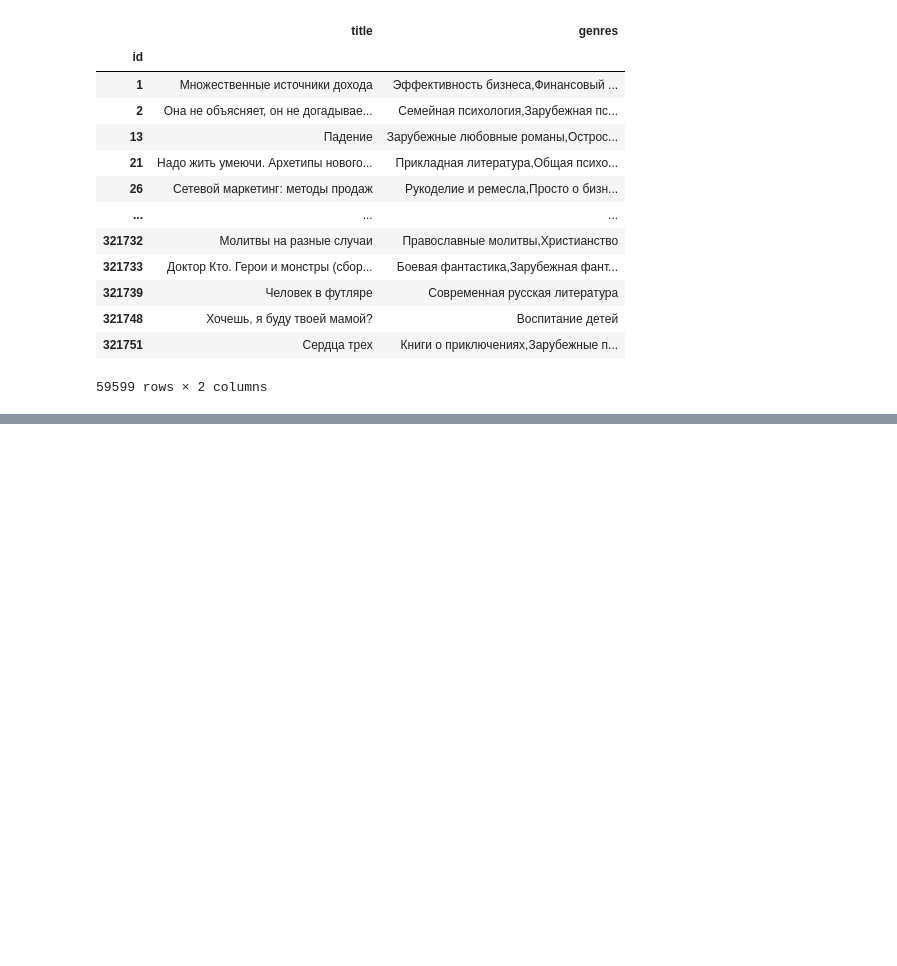
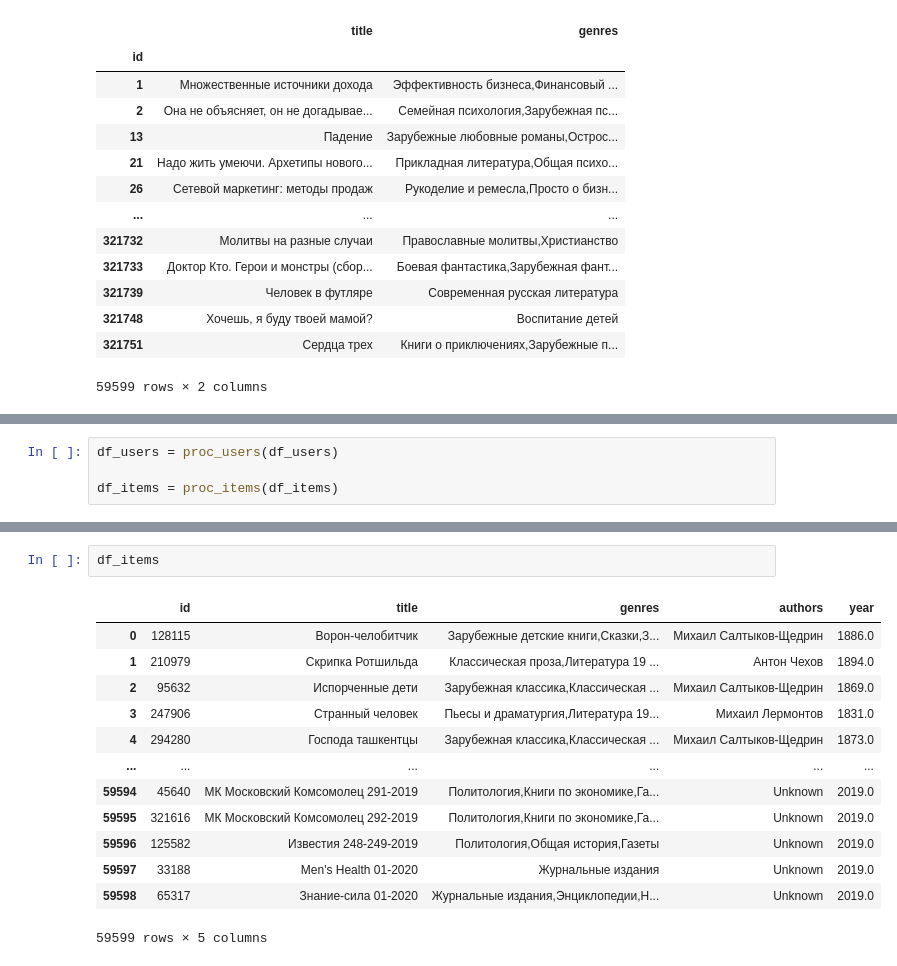
Before and after one commit to torchme/mfdp, a Jupyter notebook: research/Untitled.ipynb, the cells around one changed output, grey strips where cells are left out. Saved outputs shown, nothing was run; the diff lists cells and outputs as text; blank space fills up the shorter version.

```diff
--- a/research/Untitled.ipynb
+++ b/research/Untitled.ipynb
@@ -173,0 +269,4 @@ items_name
+# %%
+df_users = proc_users(df_users)
+
+df_items = proc_items(df_items)
@@ -173,0 +445,16 @@ items_name
+# %%
+df_items
+# %% [output]
+|  | id | title | genres | authors | year |
+| 0 | 128115 | Ворон-челобитчик | Зарубежные детские книги,Сказки,З... | Михаил Салтыков-Щедрин | 1886.0 |
+| 1 | 210979 | Скрипка Ротшильда | Классическая проза,Литература 19 ... | Антон Чехов | 1894.0 |
+| 2 | 95632 | Испорченные дети | Зарубежная классика,Классическая ... | Михаил Салтыков-Щедрин | 1869.0 |
+| 3 | 247906 | Странный человек | Пьесы и драматургия,Литература 19... | Михаил Лермонтов | 1831.0 |
+| 4 | 294280 | Господа ташкентцы | Зарубежная классика,Классическая ... | Михаил Салтыков-Щедрин | 1873.0 |
+| ... | ... | ... | ... | ... | ... |
+| 59594 | 45640 | МК Московский Комсомолец 291-2019 | Политология,Книги по экономике,Га... | Unknown | 2019.0 |
+| 59595 | 321616 | МК Московский Комсомолец 292-2019 | Политология,Книги по экономике,Га... | Unknown | 2019.0 |
+| 59596 | 125582 | Известия 248-249-2019 | Политология,Общая история,Газеты | Unknown | 2019.0 |
+| 59597 | 33188 | Men's Health 01-2020 | Журнальные издания | Unknown | 2019.0 |
+| 59598 | 65317 | Знание-сила 01-2020 | Журнальные издания,Энциклопедии,Н... | Unknown | 2019.0 |
+59599 rows × 5 columns
```
Also changed, not shown: parts of 28 cells of this notebook, 12 other files.
